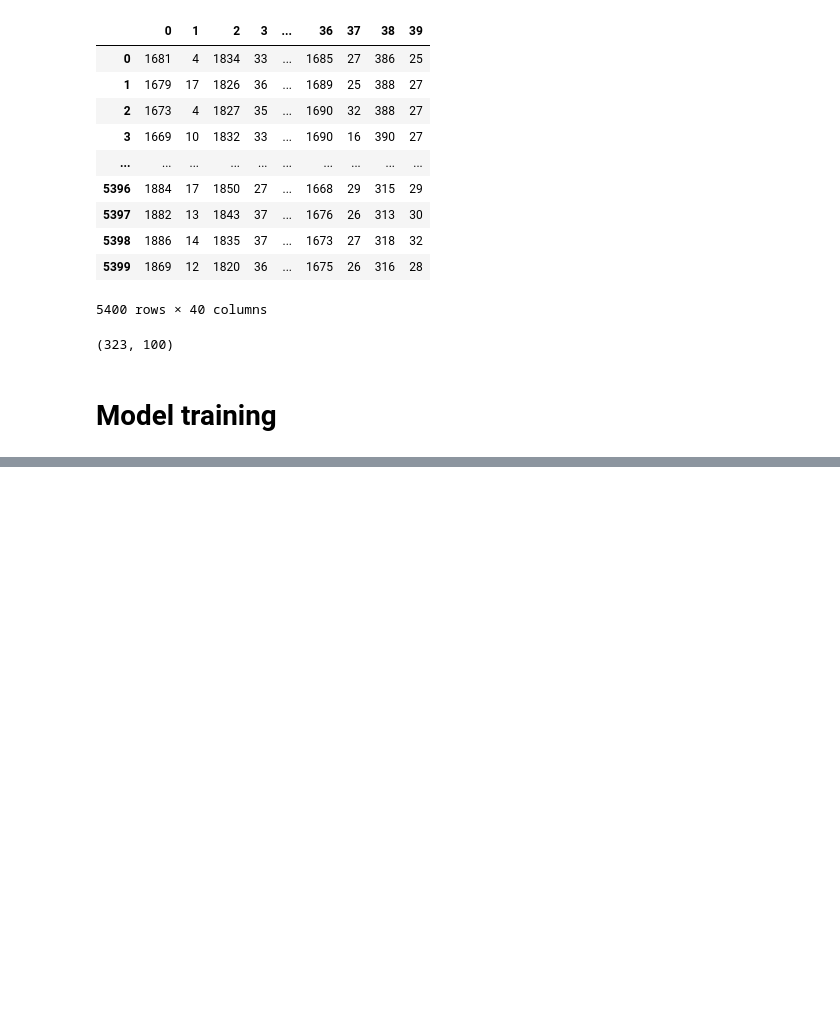
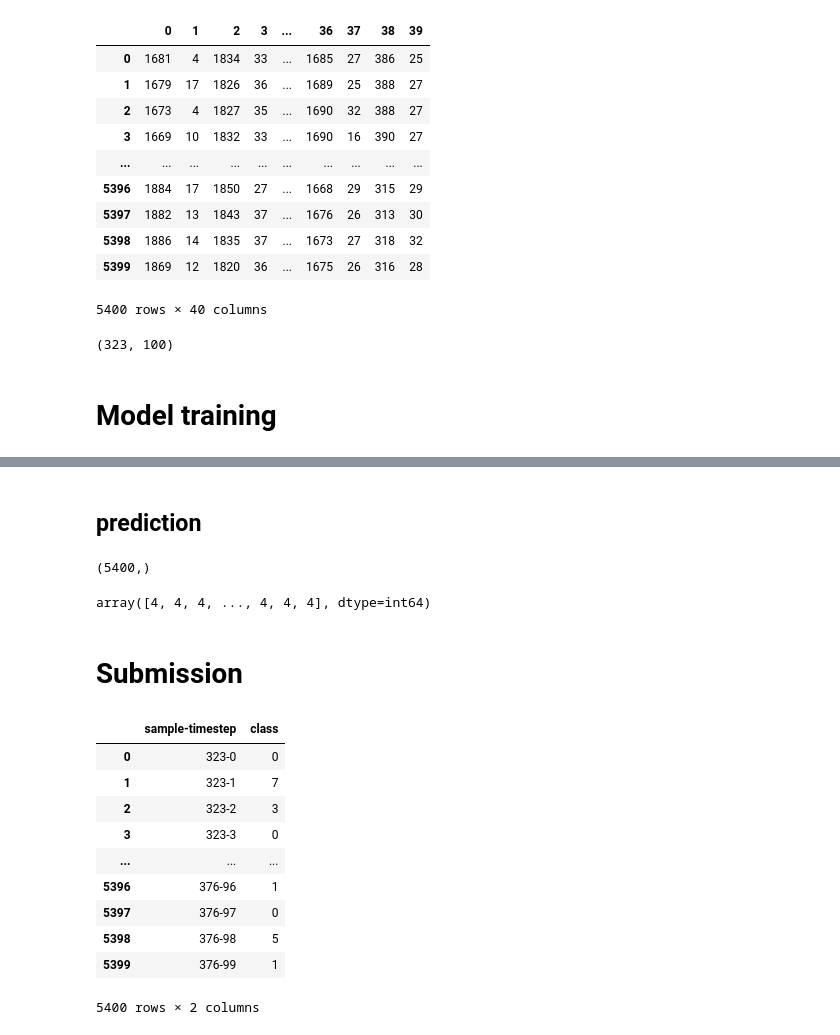
Before and after one commit to gesture-classification/test_task, a Jupyter notebook: notebooks/Project.ipynb, the cells around one changed output, grey strips where cells are left out. Saved outputs shown, nothing was run; the diff lists cells and outputs as text; code cells hidden in the pictures; blank space fills up the shorter version.

```diff
--- a/notebooks/Project.ipynb
+++ b/notebooks/Project.ipynb
@@ -386,0 +382,27 @@ StratifiedKFold(n_splits=6, random_state=None, shuffle=False)
+# %% [markdown]
+## prediction
+# %%
+y_pred = logreg.predict(X_test_flat)
+
+print(y_pred.shape)
+y_pred
+# %% [output]
+(5400,)
+array([4, 4, 4, ..., 4, 4, 4], dtype=int64)
+# %% [markdown]
+# Submission
+# %%
+# загружаем пример sample_submission
+y_test
+# %% [output]
+|  | sample-timestep | class |
+| 0 | 323-0 | 0 |
+| 1 | 323-1 | 7 |
+| 2 | 323-2 | 3 |
+| 3 | 323-3 | 0 |
+| ... | ... | ... |
+| 5396 | 376-96 | 1 |
+| 5397 | 376-97 | 0 |
+| 5398 | 376-98 | 5 |
+| 5399 | 376-99 | 1 |
+5400 rows × 2 columns
```
Also changed, not shown: parts of 16 cells of this notebook.
